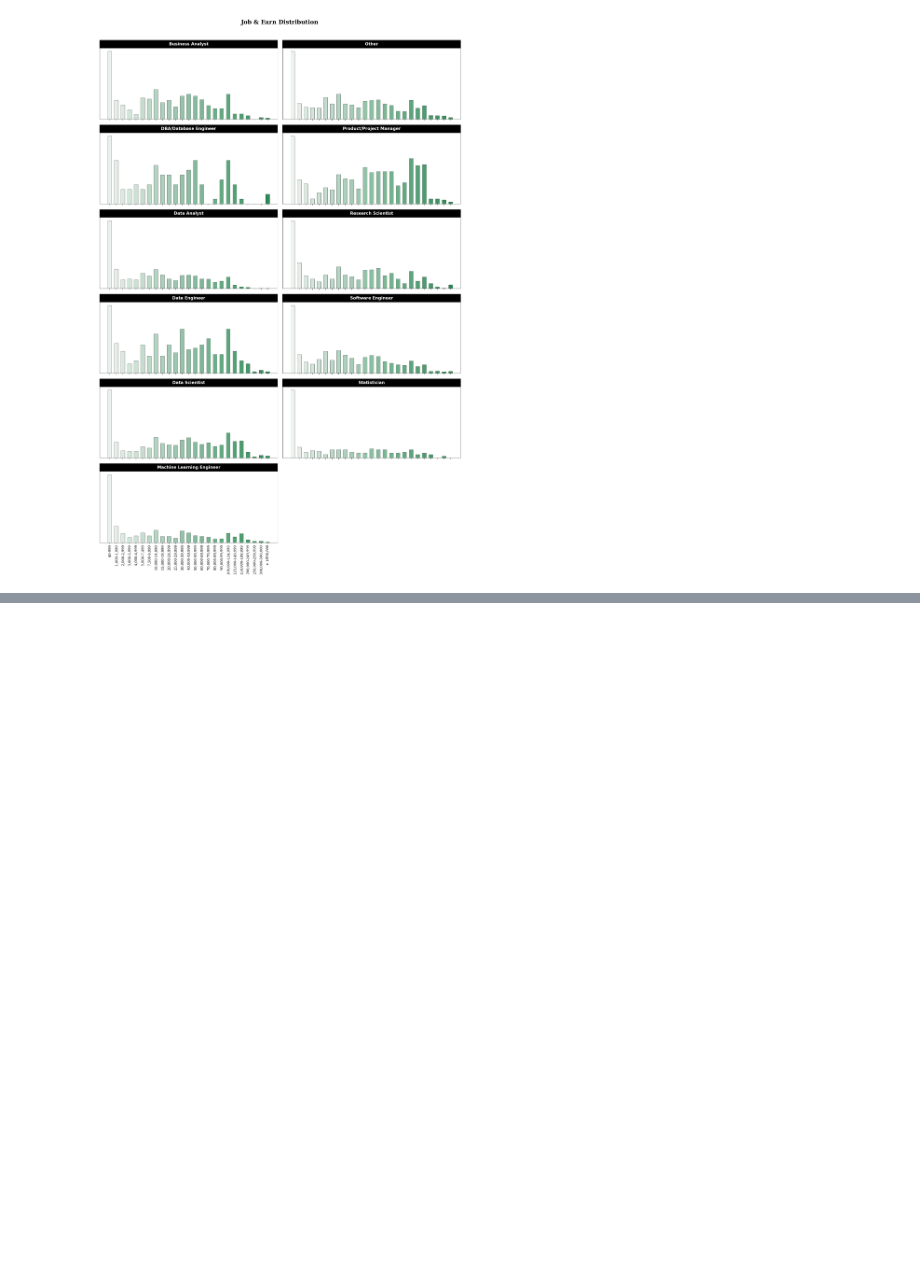
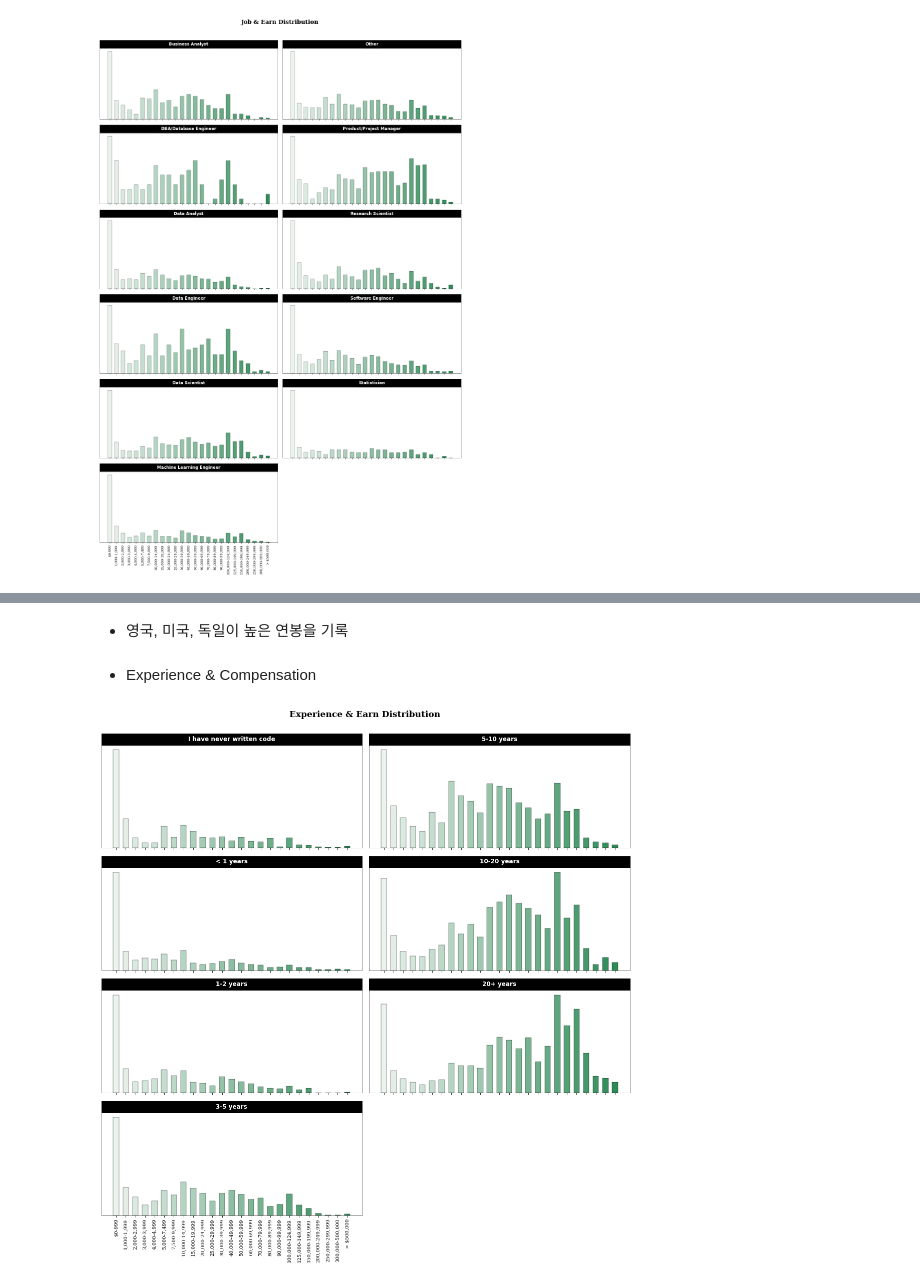
Before and after one commit to wonyoung-ji/statistics, a Jupyter notebook: kaggle/2020_Kaggle_ML_&_DS_Survey.ipynb, the cells around one changed output, grey strips where cells are left out. Cells and saved outputs as stored; diff of their text form; code cells hidden in the pictures; blank space fills up the shorter version.

```diff
--- a/kaggle/2020_Kaggle_ML_&_DS_Survey.ipynb
+++ b/kaggle/2020_Kaggle_ML_&_DS_Survey.ipynb
@@ -765,0 +800,34 @@ plt.show()
+# %% [markdown]
+- 영국, 미국, 독일이 높은 연봉을 기록
+# %% [markdown]
+- Experience & Compensation
+# %%
+data_q6q24 = pd.pivot_table(data, values='count', index=['Q6'], columns=['Q24'], aggfunc=np.sum).fillna(0).astype(int).loc[q6_order, q24_order]
+data_q6q24 = (data_q6q24.T / data_q6q24.sum(axis=1))
+
+fig, ax = plt.subplots(4,2,figsize=(15,15), sharex=True)
+
+for idx, q6_idx in enumerate(data_q6q24.columns):
+  ax[idx%4][idx//4].bar(data_q6q24[q6_idx].index, data_q6q24[q6_idx], color=colors, edgecolor='black', linewidth=0.4, width=0.6)
+  ax[idx%4][idx//4].set_yticks([])
+  for s in ['top','bottom','left','right']:
+    ax[idx%4][idx//4].spines[s].set_linewidth(0.5)
+
+    divider = make_axes_locatable(ax[idx%4][idx//4])
+    cax = divider.append_axes('top', size='11%', pad=0)
+    cax.get_xaxis().set_visible(False)
+    cax.get_yaxis().set_visible(False)
+    cax.set_facecolor('black')
+
+    at = AnchoredText(q6_idx, loc=10, prop=dict(backgroundcolor='black', size=12, color='white', weight='bold'))
+    cax.add_artist(at)
+
+ax[-1][0].set_xticklabels(q24_order, fontfamily='serif', rotation=90)
+ax[-1][1].set_xticklabels(q24_order, fontfamily='serif', rotation=90)
+ax[-1][-1].set_visible(False)
+
+fig.suptitle('Experience & Earn Distribution', fontsize=17, fontweight='bold', fontfamily='serif', y=1.03)
+plt.tight_layout()
+plt.show()
+# %% [output]
+[figure, added]
```
Also changed, not shown: parts of 3 cells of this notebook.
